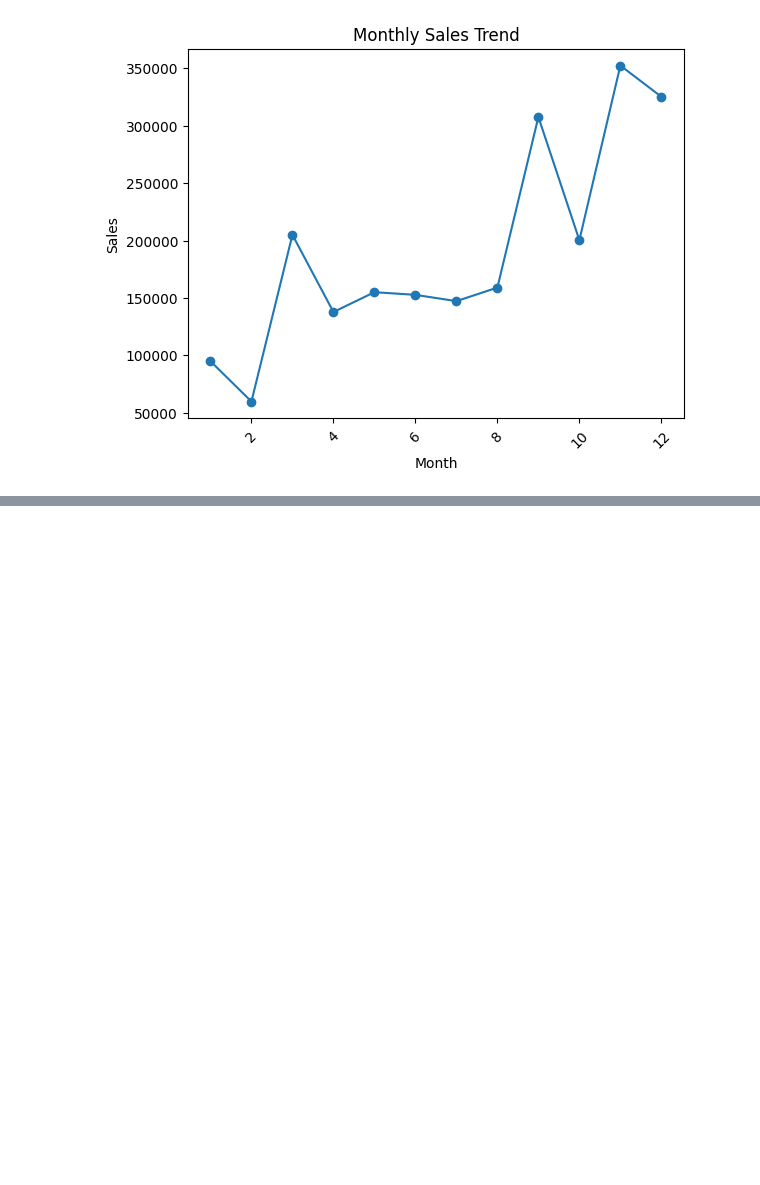
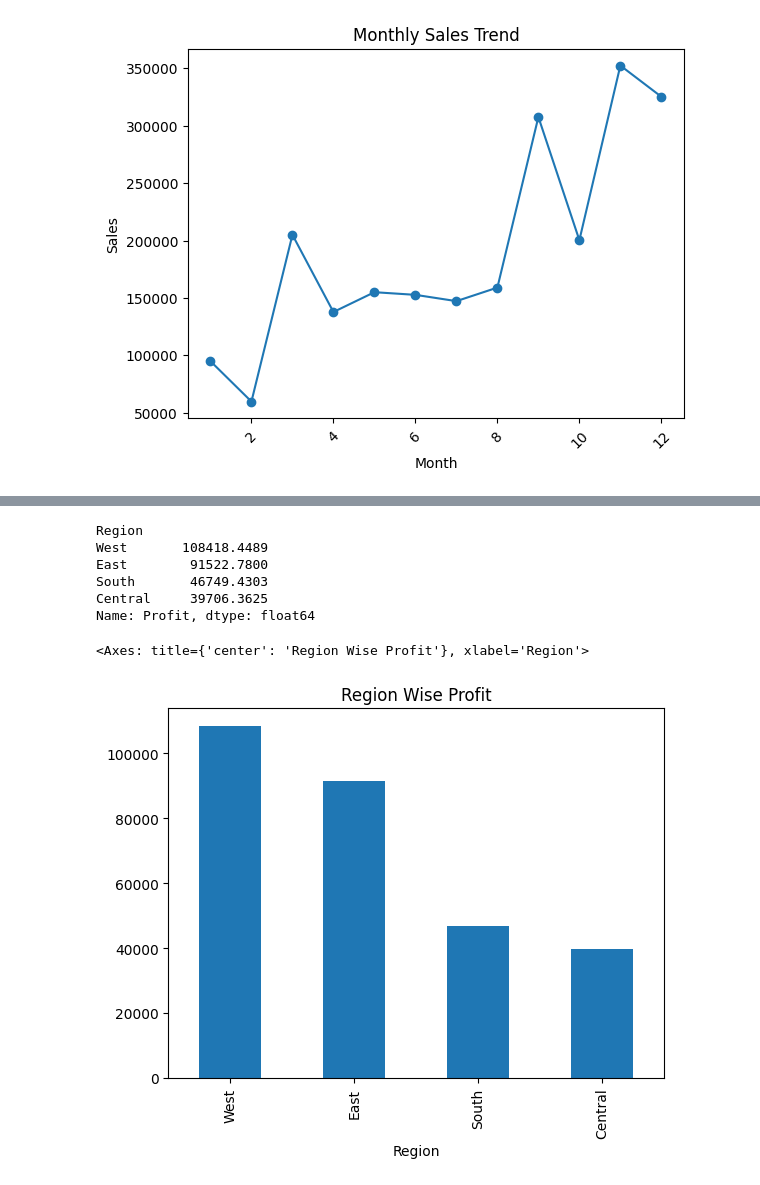
Before and after one commit to teja-s2469/sales-profit-analytics-dashboard, a Jupyter notebook: 01_data_understanding.ipynb, the cells around one changed output, grey strips where cells are left out. Saved outputs shown, nothing was run; the diff lists cells and outputs as text; code cells hidden in the pictures; blank space fills up the shorter version.

```diff
--- a/01_data_understanding.ipynb
+++ b/01_data_understanding.ipynb
@@ -137,0 +180,16 @@ plt.show()
+# %%
+# region wise profit
+region_profit = df.groupby('Region')['Profit'].sum().sort_values(ascending=False)
+region_profit
+# %% [output]
+Region
+West       108418.4489
+East        91522.7800
+South       46749.4303
+Central     39706.3625
+Name: Profit, dtype: float64
+# %%
+region_profit.plot(kind='bar', title='Region Wise Profit')
+# %% [output]
+<Axes: title={'center': 'Region Wise Profit'}, xlabel='Region'>
+[figure, added]
```
Also changed, not shown: parts of 18 cells of this notebook, 4 other files.
